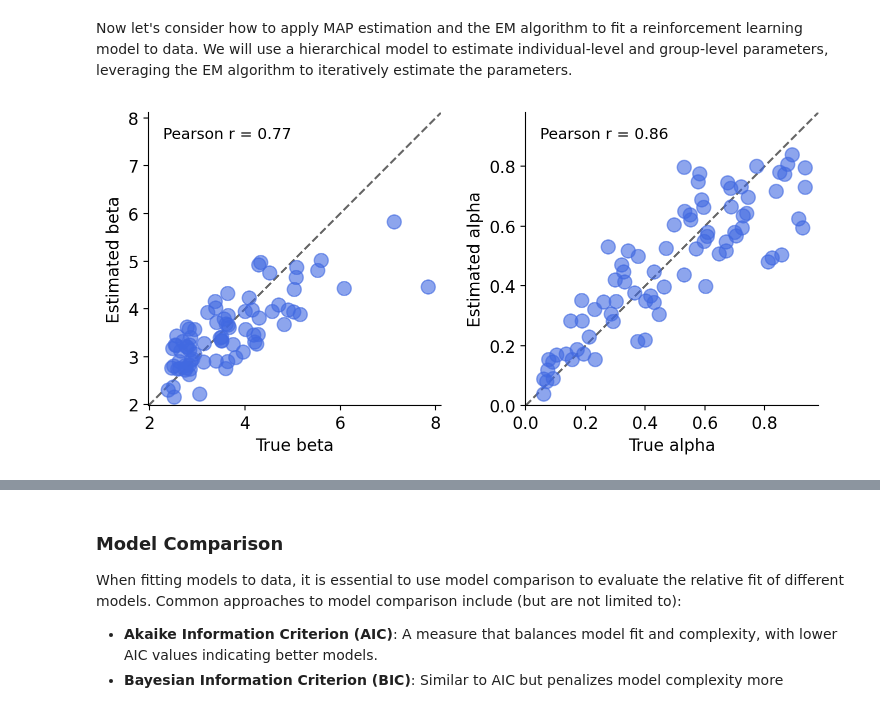
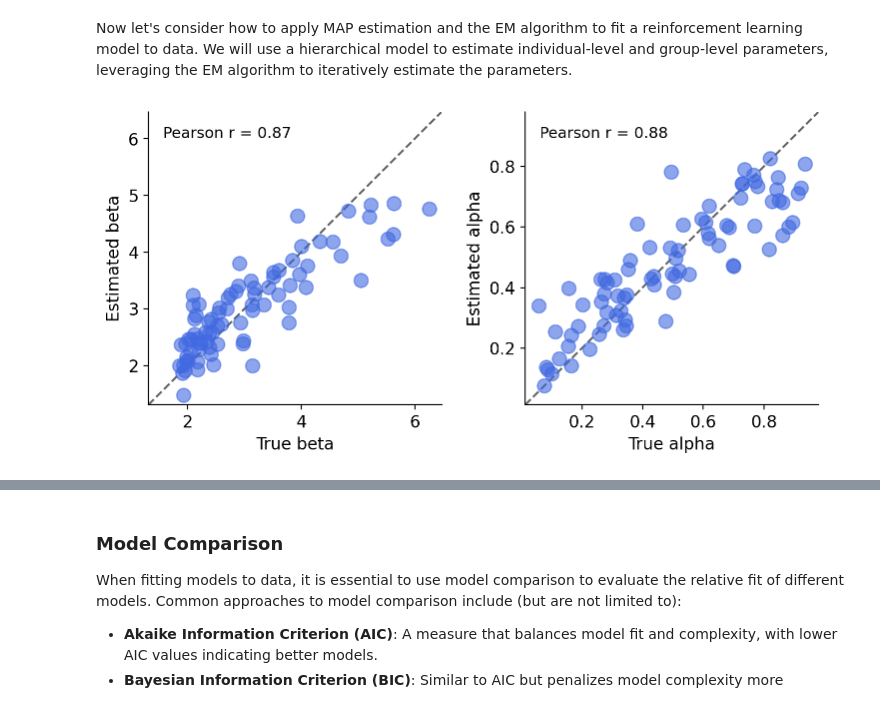
Before and after one commit to Center-for-Computational-Psychiatry/course_nycpw, a Jupyter notebook: tutorials/2025/tutorial03_Model-Fitting.ipynb, the cells around one changed output, grey strips where cells are left out. Cells and saved outputs as stored; diff of their text form; code cells hidden in the pictures.

Commit message:
updates to model fitting tutorial

```diff
--- a/tutorials/2025/tutorial03_Model-Fitting.ipynb
+++ b/tutorials/2025/tutorial03_Model-Fitting.ipynb
@@ -701,23 +563,3 @@ beta      |  2.15  |  2.81
 # %% [markdown]
 <hr width=50%>
-# %%
-# we can simulate multiple agents too
-rl_param_names = ['alpha', 'beta']
-
-nsubjects = 100
-alphamin, alphamax = .05, .95
-betamin, betamax   = .75,  6
-
-rl_params = np.ones((nsubjects, 2))
-for simS in range(nsubjects):
-    # For alpha, we will sample from a beta distribution and then transform
-    rl_params[simS, 0] = scipy.stats.beta.rvs(1.1, 1.1)
-    while rl_params[simS, 0] > alphamax or rl_params[simS, 0] < alphamin:
-        rl_params[simS, 0] = scipy.stats.beta.rvs(1.1, 1.1)
-
-    # For beta, we will sample from a normal distribution and then transform
-    # Note: can also use a gamma distribution (`gamma.rvs(1, scale=5)`)
-    rl_params[simS, 1] = scipy.stats.gamma.rvs(1, scale=5)
-    while rl_params[simS, 1] > betamax or rl_params[simS, 1] < betamin:
-        rl_params[simS, 1] = scipy.stats.gamma.rvs(1, scale=5)
 # %%
@@ -1143,30 +853,19 @@ from pyem.utils.math import norm2beta, norm2alpha
-# %%
-# simulate computer agents completing the two-armed task
-nsubjects, nblocks, ntrials = 80, 6, 24
-betamin, betamax = .75, 10 # inverse temperature
-alphamin, alphamax = .05, .95 # learning rate
-
-# generate distribution of parameters within range
-beta_rv  = truncnorm((betamin-0)/1, (betamax-0)/1, loc=.5, scale=2.5).rvs(nsubjects)
-a_lo, a_hi = beta_dist.cdf([alphamin, alphamax], 1.1, 1.1)
-alpha_rv = beta_dist.ppf(a_lo + np.random.rand(nsubjects)*(a_hi - a_lo), 1.1, 1.1)
-true_params = np.column_stack((beta_rv, alpha_rv))
 # %%
 # use EMModel.recover to run simulation, fitting and recovery metrics
 model = EMModel(all_data=None, fit_func=rw1a1b_fit,
                 param_names=["beta", "alpha"],
                 param_xform=[norm2beta, norm2alpha],
                 simulate_func=rw1a1b_sim)
 
-recovery = model.recover(true_params,
+recovery = model.recover(rl_params,
                          pr_inputs=['choices','rewards'],
                          nblocks=nblocks, ntrials=ntrials
                          )
 
 # scatter plot of recovered parameters
 fig = model.plot_recovery(recovery)
 # %% [output]
-[figure, old version]
+[figure, new version]
 # %% [markdown]
 <hr width=50%>
 
```
Also changed, not shown: parts of 27 cells of this notebook, 1 other file.
